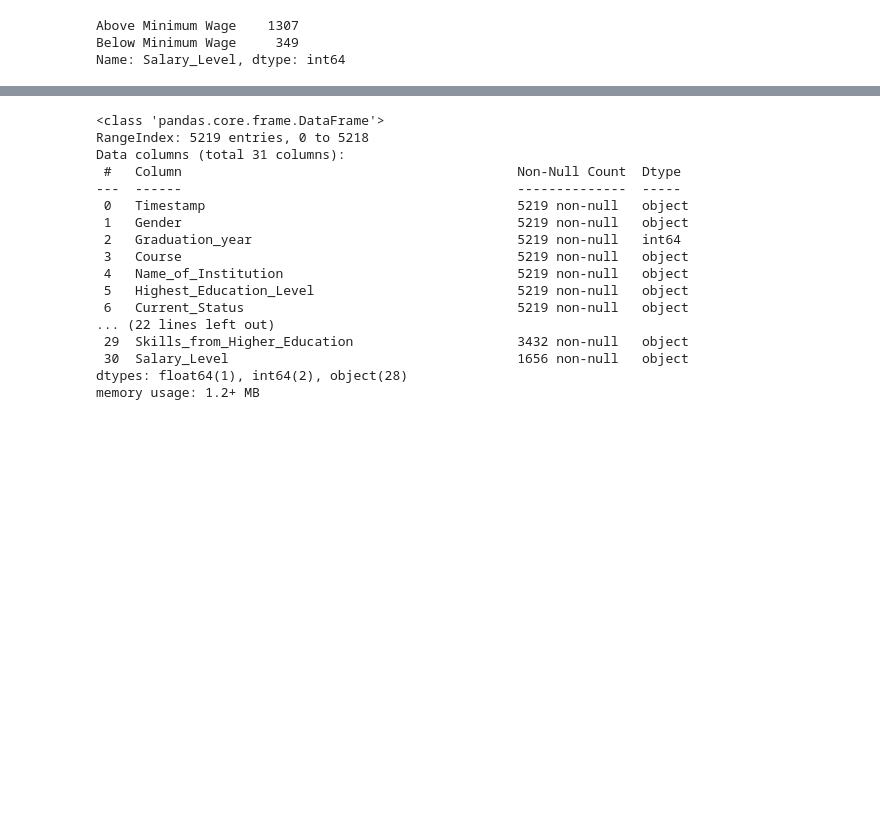
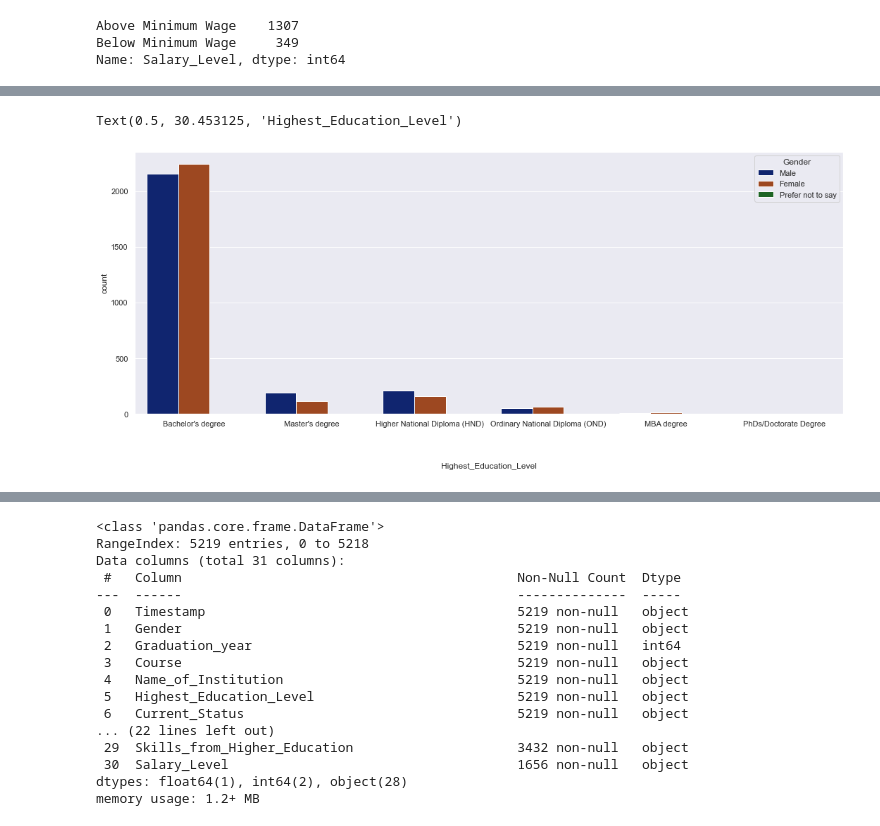
Before and after one commit to egah1111/redefined, a Jupyter notebook: NIGERIAN GRADUATES EXPLORATIVE DATA ANALYSIS-checkpoint.ipynb, the cells around one changed output, grey strips where cells are left out. Saved outputs shown, nothing was run; the diff lists cells and outputs as text; code cells hidden in the pictures; blank space fills up the shorter version.

```diff
--- a/NIGERIAN GRADUATES EXPLORATIVE DATA ANALYSIS-checkpoint.ipynb
+++ b/NIGERIAN GRADUATES EXPLORATIVE DATA ANALYSIS-checkpoint.ipynb
@@ -702,0 +695,9 @@ Text(97.0, 0.5, 'No. of Graduates')
+# %%
+# Distribution of graduates by highest level of education
+plt.figure(figsize= (15,6))
+sns.countplot(data = df, x = "Highest_Education_Level", hue = "Gender")
+plt.tight_layout()
+plt.xlabel("Highest_Education_Level", labelpad = 50)
+# %% [output]
+Text(0.5, 30.453125, 'Highest_Education_Level')
+[figure, added]
```
Also changed, not shown: parts of 36 cells of this notebook.
